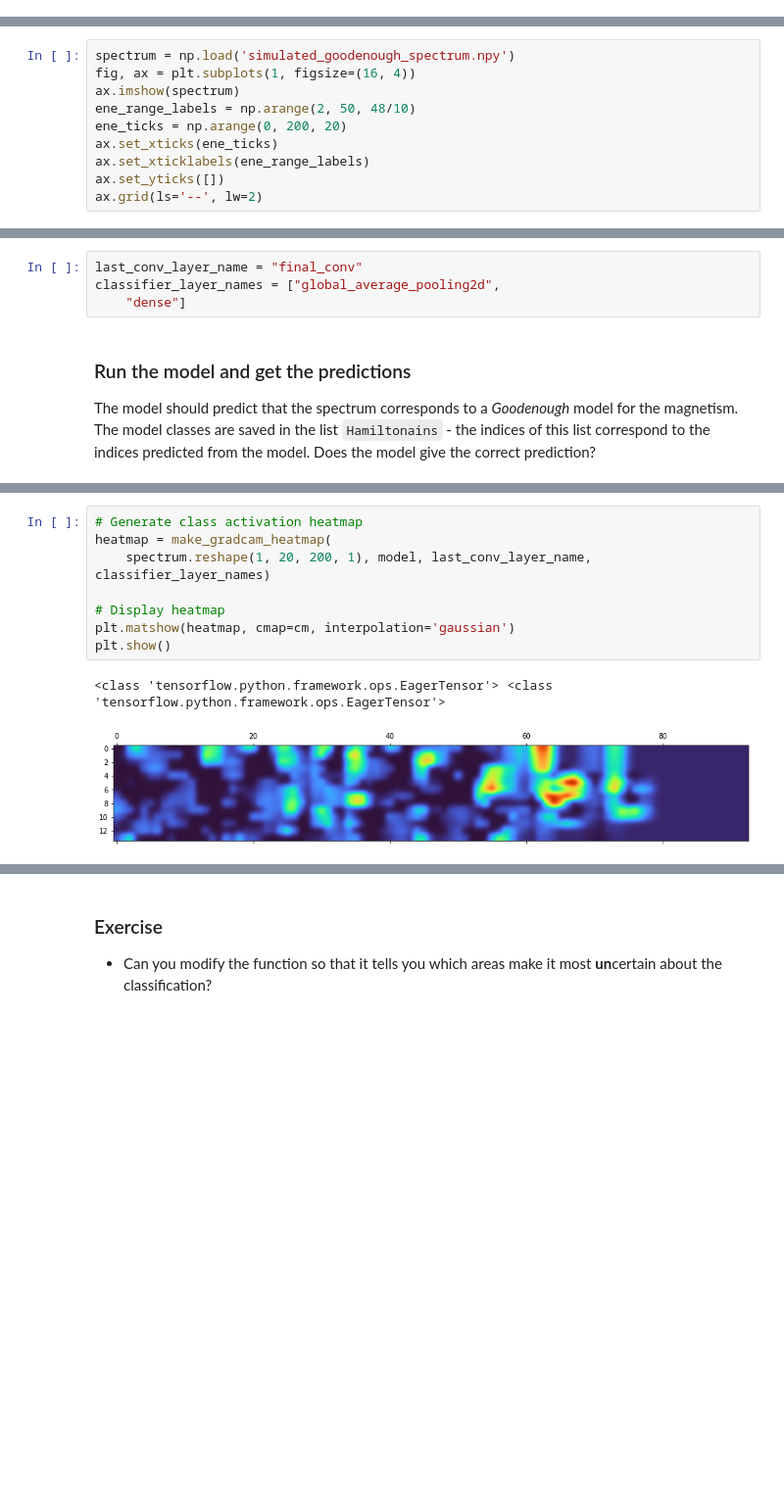
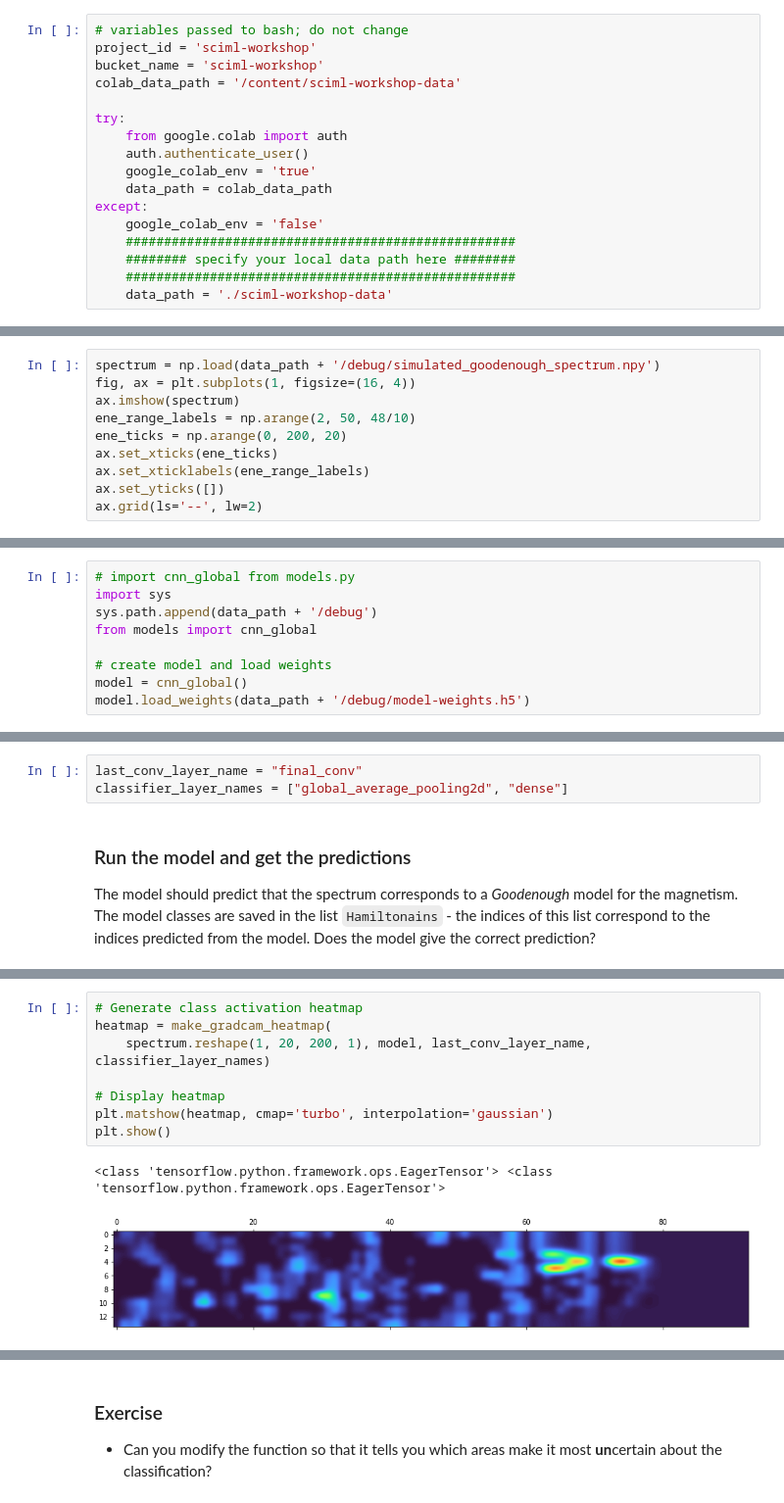
Before and after one commit to stfc-sciml/sciml-workshop, a Jupyter notebook: course_1.0/07_debugging_exploring_exercise.ipynb, the cells around one changed output, grey strips where cells are left out. Shown: that part at 98% size. Drawn from its saved outputs; the diff is of its cells as text; blank space fills up the shorter version.

```diff
--- a/course_1.0/07_debugging_exploring_exercise.ipynb
+++ b/course_1.0/07_debugging_exploring_exercise.ipynb
@@ -19,0 +24,17 @@ Hamiltonains = ['Dimer', 'Goodenough']
+# %%
+# variables passed to bash; do not change
+project_id = 'sciml-workshop'
+bucket_name = 'sciml-workshop'
+colab_data_path = '/content/sciml-workshop-data'
+
+try:
+    from google.colab import auth
+    auth.authenticate_user()
+    google_colab_env = 'true'
+    data_path = colab_data_path
+except:
+    google_colab_env = 'false'
+    ###################################################
+    ######## specify your local data path here ########
+    ###################################################
+    data_path = './sciml-workshop-data'
@@ -89,7 +137,7 @@ The data is in a numpy file `simulated_goodenough_spectrum.npy`
 
 Open this and plot it.
 # %%
-spectrum = np.load('simulated_goodenough_spectrum.npy')
+spectrum = np.load(data_path + '/debug/simulated_goodenough_spectrum.npy')
 fig, ax = plt.subplots(1, figsize=(16, 4))
 ax.imshow(spectrum)
 ene_range_labels = np.arange(2, 50, 48/10)
@@ -112,3 +155,12 @@ model.load_weights('model.h5')
+# %%
+# import cnn_global from models.py
+import sys
+sys.path.append(data_path + '/debug')
+from models import cnn_global
+
+# create model and load weights
+model = cnn_global()
+model.load_weights(data_path + '/debug/model-weights.h5')
 # %%
 model.summary()
 # %% [output]
@@ -135,8 +187,7 @@ _________________________________________________________________
 Remember that you need to split the model at the final convolutional layer. Use `model.summary()` to work out the names of the layers you need for the final convolution and for the new classifier model.
 # %%
 last_conv_layer_name = "final_conv"
-classifier_layer_names = ["global_average_pooling2d",
-    "dense"]
+classifier_layer_names = ["global_average_pooling2d", "dense"]
 # %% [markdown]
 ### Run the model and get the predictions
 
@@ -149,14 +201,14 @@ Prediced Goodenough Hamiltonian
 # %%
 # Generate class activation heatmap
 heatmap = make_gradcam_heatmap(
     spectrum.reshape(1, 20, 200, 1), model, last_conv_layer_name, classifier_layer_names)
 
 # Display heatmap
-plt.matshow(heatmap, cmap=cm, interpolation='gaussian')
+plt.matshow(heatmap, cmap='turbo', interpolation='gaussian')
 plt.show()
 # %% [output]
 <class 'tensorflow.python.framework.ops.EagerTensor'> <class 'tensorflow.python.framework.ops.EagerTensor'>
-[figure, old version]
+[figure, new version]
 # %%
 heatmap = cv2.resize(heatmap, (spectrum.shape[1], spectrum.shape[0]))
 fig, ax = plt.subplots(2, figsize=(16, 5))
```
Also changed, not shown: parts of 11 cells of this notebook, 4 other files.
